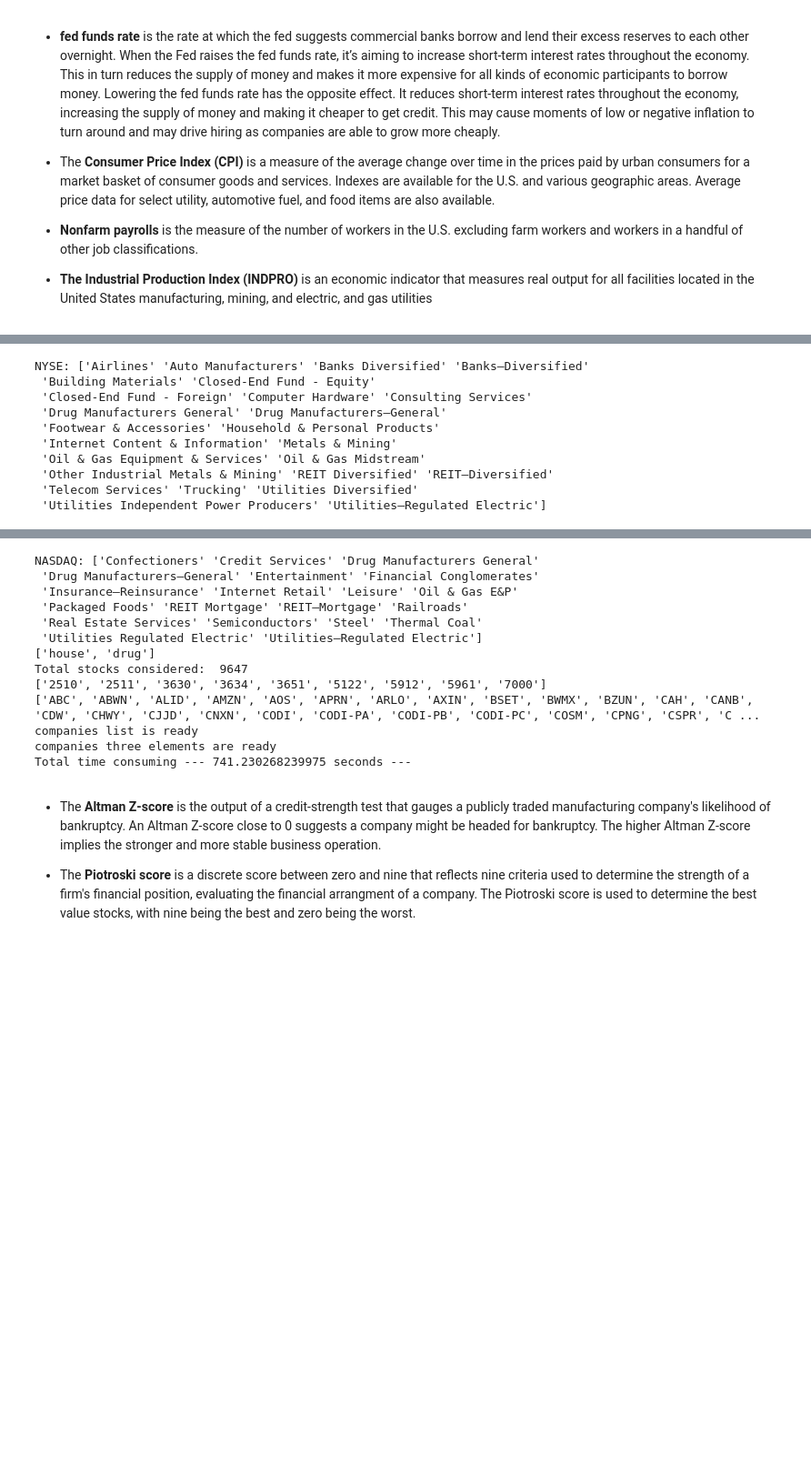
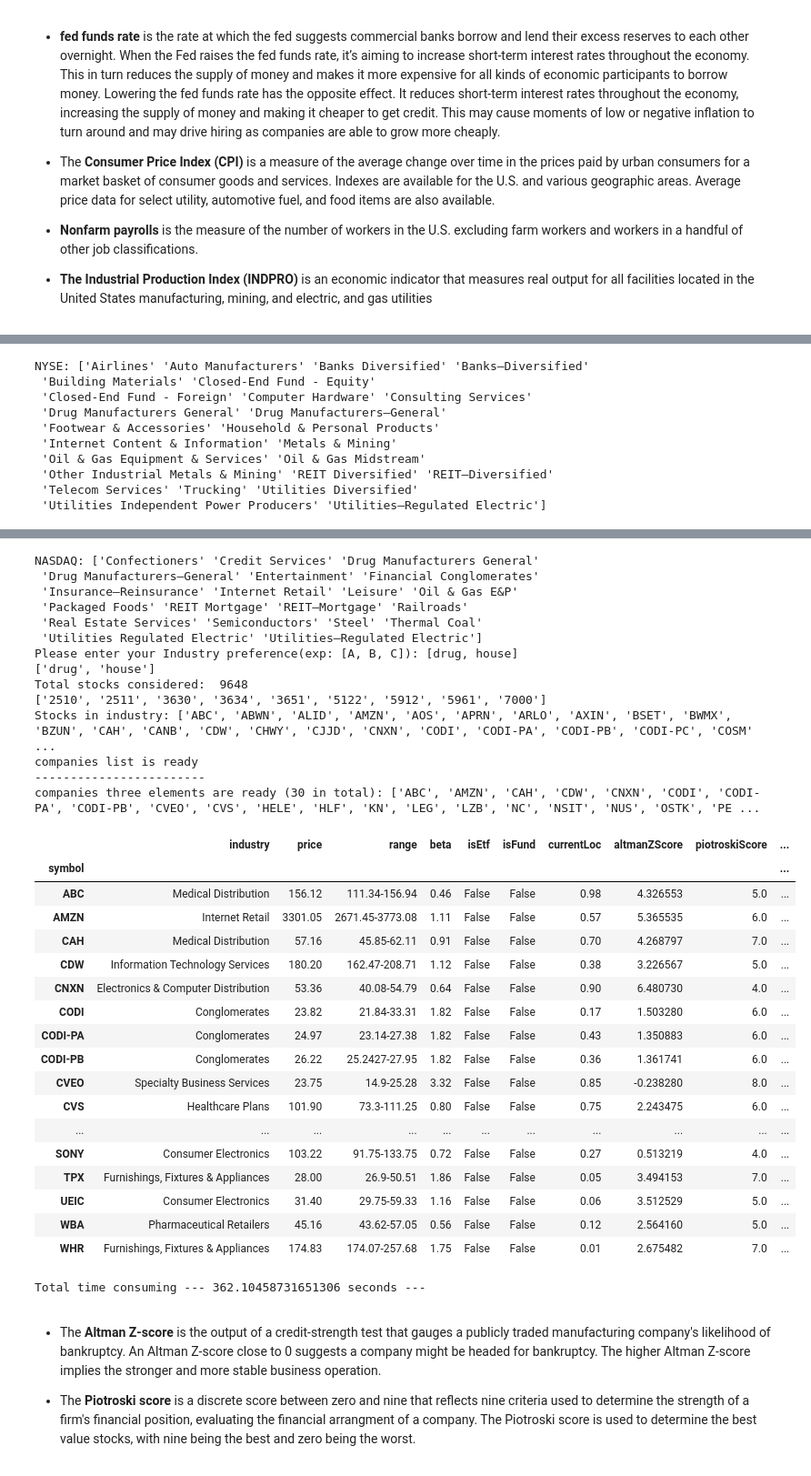
Before and after one commit to KaiaX926/P-Stocks-US, a Jupyter notebook: SANA.ipynb, the cells around one changed output, grey strips where cells are left out. Shown at 91% size. Cells and saved outputs as stored; diff of their text form; code cells hidden in the pictures; blank space fills up the shorter version.

```diff
--- a/SANA.ipynb
+++ b/SANA.ipynb
@@ -164,7 +164,7 @@ class StockAnalysis():
         url_stocks = f'https://financialmodelingprep.com/api/v4/standard_industrial_classification/all?apikey={YOUR_API_KEY}'
         data_stocks = self.get_data(url_stocks)
         companies_or = list(data_stocks[data_stocks['sicCode'].isin(siccode)]['symbol'])
-        print(companies_or)
+        print('Stocks in industry:',companies_or)
 
         for sym in companies_or:
             #print('yes')
@@ -184,6 +184,7 @@ class StockAnalysis():
 
         companies = list(data_profile['symbol'])
         print('companies list is ready')
+        print('---'*8)
 
         data_profile = data_profile.set_index('symbol')
         pricerange = data_profile['range'].str.split('-', expand=True)
@@ -199,36 +200,39 @@ class StockAnalysis():
 
             score = self.get_data(url_score)
             if len(score) == 0:
-                score = pd.DataFrame([[sym,'','']], columns = ['symbol','altmanZScore','piotroskiScore'])
+                score = pd.DataFrame([[sym,np.nan,np.nan]], columns = ['symbol','altmanZScore','piotroskiScore'])
             #score['symbol'] = sym
+            data_score = pd.concat([data_score,score[['symbol','altmanZScore','piotroskiScore']]], ignore_index = True)
 
+            # add preference netIncomeRatio > 0 in the most recent report
             income_statement = self.get_data(url_income_statement)
-            if len(income_statement) == 0:
-                income_statement = pd.DataFrame([[sym,'','','','','']], columns = ['symbol','reportedCurrency','grossProfitRatio','ebitdaratio','operatingIncomeRatio','netIncomeRatio'])
+            if len(income_statement) == 0 or not income_statement['netIncomeRatio'][0] or not income_statement['operatingIncomeRatio'][0] or \
+            float(income_statement['netIncomeRatio'][0])< 0 or float(income_statement['operatingIncomeRatio'][0]) < 0:
+                pass
             else:
                 income_statement = pd.DataFrame(income_statement.iloc[0,:]).T
+                data_income_statement = pd.concat([data_income_statement, income_statement[['symbol','reportedCurrency','grossProfitRatio','ebitdaratio','operatingIncomeRatio','netIncomeRatio']]],ignore_index = True)
+
 
             suggestion = self.get_data(url_suggestion)
             if len(suggestion) == 0:
-                suggestion = pd.DataFrame([[sym,'','','','','','','','','',]],
+                suggestion = pd.DataFrame([[sym,np.nan,np.nan,np.nan,np.nan,np.nan,np.nan,np.nan,np.nan,np.nan,]],
                         columns=['symbol', 'date', 'rating', 'ratingScore','ratingDetailsDCFScore','ratingDetailsROEScore',
                                   'ratingDetailsROAScore', 'ratingDetailsDEScore','ratingDetailsPEScore', 'ratingDetailsPBScore'])
             else:
                 suggestion = suggestion[['symbol', 'date', 'rating', 'ratingScore','ratingDetailsDCFScore','ratingDetailsROEScore',
                                   'ratingDetailsROAScore', 'ratingDetailsDEScore','ratingDetailsPEScore', 'ratingDetailsPBScore']]
+            data_suggestion = pd.concat([data_suggestion, suggestion],ignore_index = True)
+
+        income_statement_list = list(data_income_statement['symbol'])
+        print(f'companies three elements are ready ({len(income_statement_list)} in total):',income_statement_list)
+
+        data_score = data_score.set_index('symbol')
+        data_income_statement = data_income_statement.set_index('symbol')
 
 
-            data_score = pd.concat([data_score,score[['symbol','altmanZScore','piotroskiScore']]], ignore_index = True)
-            data_income_statement = pd.concat([data_income_statement, income_statement[['symbol','reportedCurrency','grossProfitRatio','ebitdaratio','operatingIncomeRatio','netIncomeRatio']]],ignore_index = True)
-            data_suggestion = pd.concat([data_suggestion, suggestion],ignore_index = True)
-
-        print('companies three elements are ready')
-        data_score = data_score.set_index('symbol')
-        data_income_statement = data_income_statement.set_index('symbol')
-        data_suggestion = data_suggestion.set_index('symbol')
-
         data_profile = data_profile.join(data_score, how = 'left')
-        data_profile = data_profile.join(data_income_statement, how = 'left')
+        data_profile = data_profile.join(data_income_statement, how = 'inner')
 
         url_sentiment = f"https://financialmodelingprep.com/api/v4/social-sentiment/trending?apikey={self.YOUR_API_KEY}"
         data_sentiment = self.get_data(url_sentiment)
@@ -243,6 +247,13 @@ class StockAnalysis():
         data_sentiment_change = data_sentiment_change.set_index('symbol')
         data_profile = data_profile.join(data_sentiment_change, how = 'left')
 
+        data_suggestion = data_suggestion[data_suggestion.symbol.isin(income_statement_list)]
+        data_suggestion = data_suggestion.set_index('symbol')
+        #data_profile = data_profile.fillna(np.nan)
+        display(data_profile)
+        data_profile = data_profile.astype({'price': 'float64', 'beta': 'float64', 'currentLoc': 'float64', 'altmanZScore': 'float64',
+                                           'piotroskiScore': 'float64','grossProfitRatio': 'float64','ebitdaratio': 'float64','operatingIncomeRatio': 'float64',
+                                           'netIncomeRatio': 'float64'})
         return data_profile, data_suggestion
 
     def stock(self,compines):
@@ -305,40 +316,60 @@ if __name__ == "__main__":
     SANA = StockAnalysis()
     daily, daily_rate = SANA.get_eco()
     industry_list_NYSE, industry_list_NASDAQ = SANA.get_overall()
 
- #   inds = input("Please enter your Industry preference(exp: [A, B, C]): ").strip('][').split(', ')
-    inds = ['house', 'drug']
+    inds = input("Please enter your Industry preference(exp: [A, B, C]): ").strip('][').split(', ')
+ #   inds = ['house', 'drug']
     print(inds)
     stocks_profile, stocks_suggestion = SANA.find_industry(inds)
     print("Total time consuming --- %s seconds ---" % (time.time() - start_time))
 # %% [output]
 [interactive output not drawn]
 [interactive output not drawn]
 [interactive output not drawn]
 NYSE: ['Airlines' 'Auto Manufacturers' 'Banks Diversified' 'Banks—Diversified'
  'Building Materials' 'Closed-End Fund - Equity'
  'Closed-End Fund - Foreign' 'Computer Hardware' 'Consulting Services'
  'Drug Manufacturers General' 'Drug Manufacturers—General'
  'Footwear & Accessories' 'Household & Personal Products'
  'Internet Content & Information' 'Metals & Mining'
  'Oil & Gas Equipment & Services' 'Oil & Gas Midstream'
  'Other Industrial Metals & Mining' 'REIT Diversified' 'REIT—Diversified'
  'Telecom Services' 'Trucking' 'Utilities Diversified'
  'Utilities Independent Power Producers' 'Utilities—Regulated Electric']
 [interactive output not drawn]
 NASDAQ: ['Confectioners' 'Credit Services' 'Drug Manufacturers General'
  'Drug Manufacturers—General' 'Entertainment' 'Financial Conglomerates'
  'Insurance—Reinsurance' 'Internet Retail' 'Leisure' 'Oil & Gas E&P'
  'Packaged Foods' 'REIT Mortgage' 'REIT—Mortgage' 'Railroads'
  'Real Estate Services' 'Semiconductors' 'Steel' 'Thermal Coal'
  'Utilities Regulated Electric' 'Utilities—Regulated Electric']
-['house', 'drug']
-Total stocks considered:  9647
+Please enter your Industry preference(exp: [A, B, C]): [drug, house]
+['drug', 'house']
+Total stocks considered:  9648
 ['2510', '2511', '3630', '3634', '3651', '5122', '5912', '5961', '7000']
-['ABC', 'ABWN', 'ALID', 'AMZN', 'AOS', 'APRN', 'ARLO', 'AXIN', 'BSET', 'BWMX', 'BZUN', 'CAH', 'CANB', 'CDW', 'CHWY', 'CJJD', 'CNXN', 'CODI', 'CODI-PA', 'CODI-PB', 'CODI-PC', 'COSM', 'CPNG', 'CSPR', 'C ...
+Stocks in industry: ['ABC', 'ABWN', 'ALID', 'AMZN', 'AOS', 'APRN', 'ARLO', 'AXIN', 'BSET', 'BWMX', 'BZUN', 'CAH', 'CANB', 'CDW', 'CHWY', 'CJJD', 'CNXN', 'CODI', 'CODI-PA', 'CODI-PB', 'CODI-PC', 'COSM' ...
 companies list is ready
-companies three elements are ready
-Total time consuming --- 741.230268239975 seconds ---
+------------------------
+companies three elements are ready (30 in total): ['ABC', 'AMZN', 'CAH', 'CDW', 'CNXN', 'CODI', 'CODI-PA', 'CODI-PB', 'CVEO', 'CVS', 'HELE', 'HLF', 'KN', 'LEG', 'LZB', 'NC', 'NSIT', 'NUS', 'OSTK', 'PE ...
+|  | industry | price | range | beta | isEtf | isFund | currentLoc | altmanZScore | piotroskiScore | ... |
+| symbol |  |  |  |  |  |  |  |  |  | ... |
+| ABC | Medical Distribution | 156.12 | 111.34-156.94 | 0.46 | False | False | 0.98 | 4.326553 | 5.0 | ... |
+| AMZN | Internet Retail | 3301.05 | 2671.45-3773.08 | 1.11 | False | False | 0.57 | 5.365535 | 6.0 | ... |
+| CAH | Medical Distribution | 57.16 | 45.85-62.11 | 0.91 | False | False | 0.70 | 4.268797 | 7.0 | ... |
+| CDW | Information Technology Services | 180.20 | 162.47-208.71 | 1.12 | False | False | 0.38 | 3.226567 | 5.0 | ... |
+| CNXN | Electronics & Computer Distribution | 53.36 | 40.08-54.79 | 0.64 | False | False | 0.90 | 6.480730 | 4.0 | ... |
+| CODI | Conglomerates | 23.82 | 21.84-33.31 | 1.82 | False | False | 0.17 | 1.503280 | 6.0 | ... |
+| CODI-PA | Conglomerates | 24.97 | 23.14-27.38 | 1.82 | False | False | 0.43 | 1.350883 | 6.0 | ... |
+| CODI-PB | Conglomerates | 26.22 | 25.2427-27.95 | 1.82 | False | False | 0.36 | 1.361741 | 6.0 | ... |
+| CVEO | Specialty Business Services | 23.75 | 14.9-25.28 | 3.32 | False | False | 0.85 | -0.238280 | 8.0 | ... |
+| CVS | Healthcare Plans | 101.90 | 73.3-111.25 | 0.80 | False | False | 0.75 | 2.243475 | 6.0 | ... |
+| ... | ... | ... | ... | ... | ... | ... | ... | ... | ... | ... |
+| SONY | Consumer Electronics | 103.22 | 91.75-133.75 | 0.72 | False | False | 0.27 | 0.513219 | 4.0 | ... |
+| TPX | Furnishings, Fixtures & Appliances | 28.00 | 26.9-50.51 | 1.86 | False | False | 0.05 | 3.494153 | 7.0 | ... |
+| UEIC | Consumer Electronics | 31.40 | 29.75-59.33 | 1.16 | False | False | 0.06 | 3.512529 | 5.0 | ... |
+| WBA | Pharmaceutical Retailers | 45.16 | 43.62-57.05 | 0.56 | False | False | 0.12 | 2.564160 | 5.0 | ... |
+| WHR | Furnishings, Fixtures & Appliances | 174.83 | 174.07-257.68 | 1.75 | False | False | 0.01 | 2.675482 | 7.0 | ... |
+Total time consuming --- 362.10458731651306 seconds ---
 # %% [markdown]
 - The **Altman Z-score** is the output of a credit-strength test that gauges a publicly traded manufacturing company's likelihood of bankruptcy.
 An Altman Z-score close to 0 suggests a company might be headed for bankruptcy. The higher Altman Z-score implies the stronger and more stable business operation.
```
Also changed, not shown: parts of 3 cells of this notebook.
